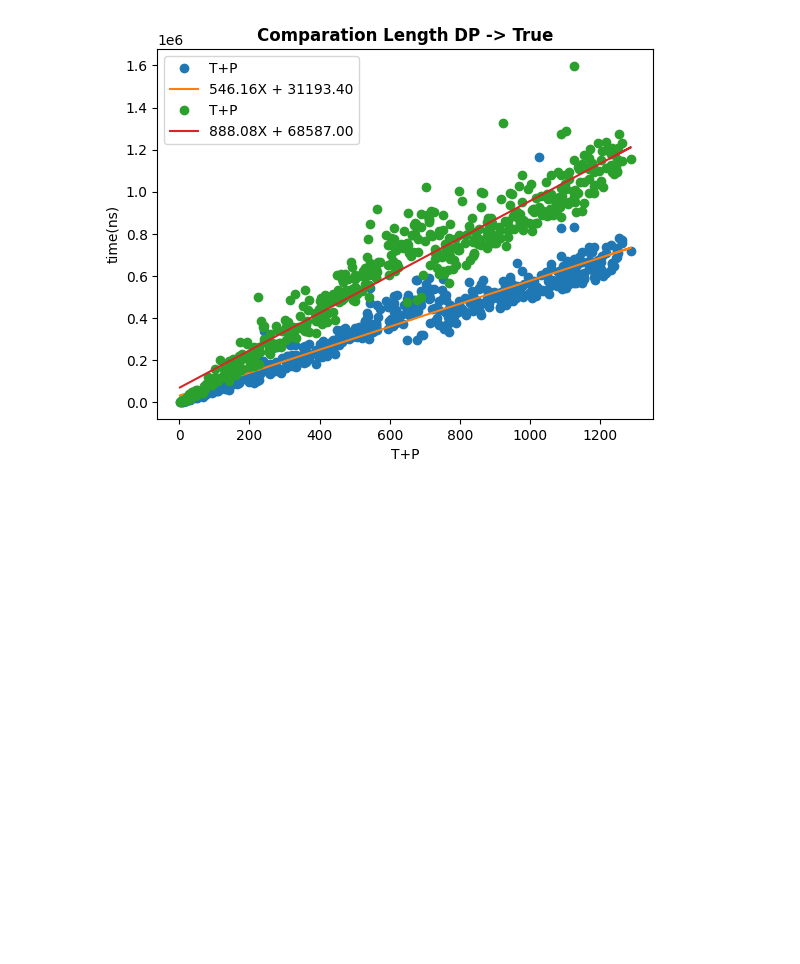
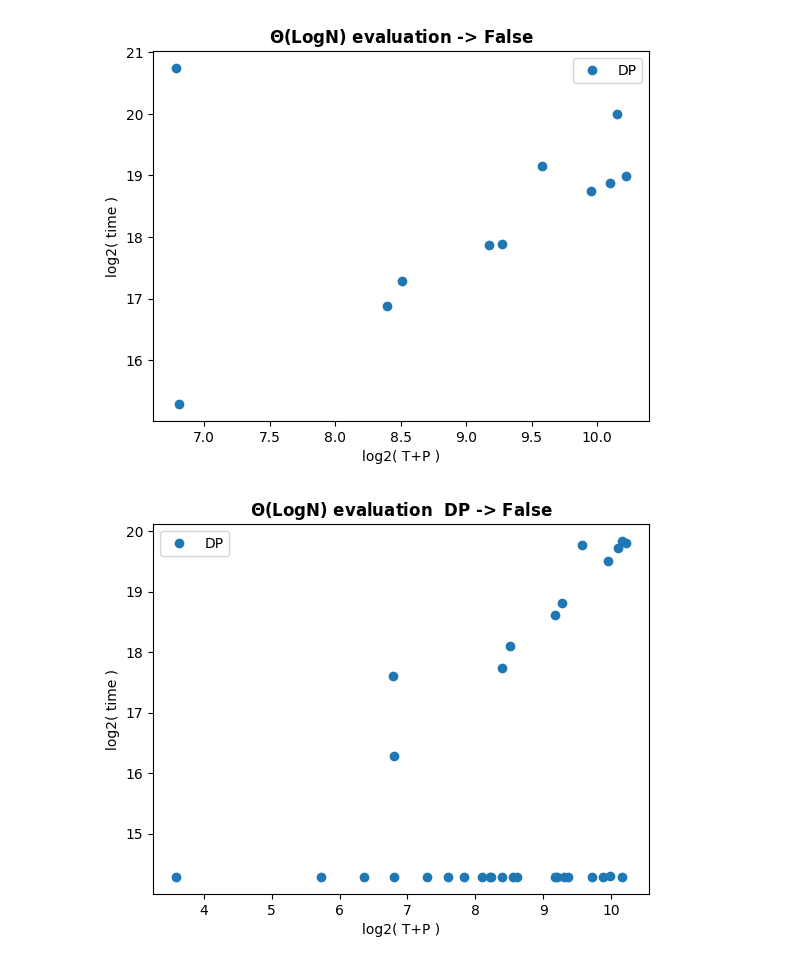
Before and after one commit to HenrickyL/PAA, a Jupyter notebook: Trabalho/main/test.ipynb, the cells around one changed output. Cells and saved outputs as stored; diff of their text form; code cells hidden in the pictures; blank space fills up the shorter version.

```diff
--- a/Trabalho/main/test.ipynb
+++ b/Trabalho/main/test.ipynb
@@ -56,18 +104,22 @@ def graphAnalysis(path:str, label:str = None, title:str = None, normalize:bool =
 # %%
-# True comparation
-path = 'IsMatch_With_Result_True.txt'
-title = 'Comparation Length -> True'
-graphAnalysis(path=path, title=title)
+# False comparation
+path = 'IsMatch_With_Result_False.txt'
+title = r'$\mathbf{\Theta(Log N)}$ evaluation -> False'
 # graphAnalysis(path=path, title=title, t=2)
 # graphAnalysis(path=path, title=title, t=1)
-# plt.show()
+graphAnalysis(path=path, title=title, label='DP', normalize=True, op=True)
 
-# True comparation
-path = 'IsMatch_With_Result_True_in_DP.txt'
-title = 'Comparation Length DP -> True'
-graphAnalysis(path=path, title=title)
+plt.show()
+
+
+# False comparation DP
+path = 'IsMatch_With_Result_False_in_DP.txt'
+title = r'$\mathbf{\Theta(Log N)}$ evaluation  DP -> False'
 # graphAnalysis(path=path, title=title, t=2)
 # graphAnalysis(path=path, title=title, t=1)
+graphAnalysis(path=path, title=title, label='DP', normalize=True, op=True)
+
 plt.show()
 # %% [output]
-[figure, old version]
+[figure, new version]
+[figure, added]
```
Also changed, not shown: parts of 5 cells of this notebook, 21 other files.
